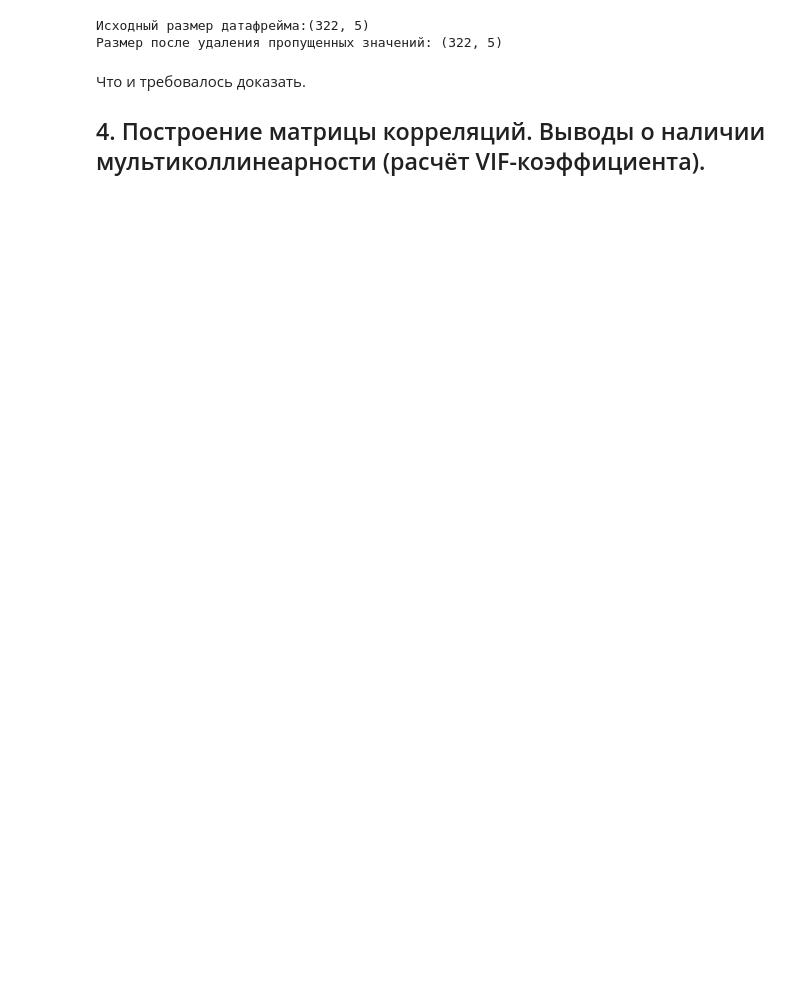
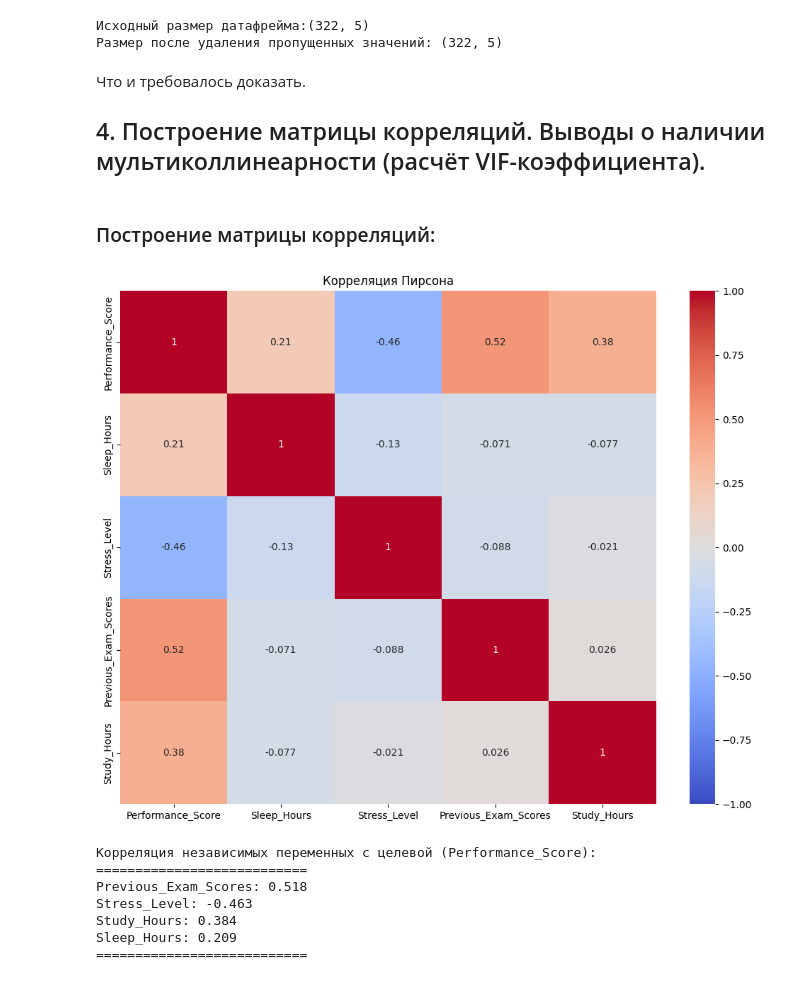
Before and after one commit to rochaldo1/Machine_Learning, a Jupyter notebook: lab_1.ipynb, the cells around one changed output. Cells and saved outputs as stored; diff of their text form; code cells hidden in the pictures; blank space fills up the shorter version.

```diff
--- a/lab_1.ipynb
+++ b/lab_1.ipynb
@@ -221,3 +215,30 @@ print(f'Размер после удаления пропущенных знач
 Что и требовалось доказать.
 
 ## 4. Построение матрицы корреляций. Выводы о наличии мультиколлинеарности (расчёт VIF-коэффициента).
+# %% [markdown]
+### Построение матрицы корреляций:
+# %%
+pearson_corr = df[df.columns.tolist()].corr(method='pearson')
+
+plt.figure(figsize=(10, 8))
+sb.heatmap(pearson_corr, annot=True, cmap='coolwarm', vmin=-1, vmax=1)
+plt.title('Корреляция Пирсона')
+plt.tight_layout()
+plt.show()
+
+print('Корреляция независимых переменных с целевой (Performance_Score):')
+print('===========================')
+perfomance_corr = pearson_corr['Performance_Score'].sort_values(key=abs, ascending=False)
+for feat, corr_value in perfomance_corr.items():
+    if feat != 'Performance_Score':
+        print(f'{feat}: {corr_value:.3f}')
+print('===========================')
+# %% [output]
+[figure, added]
+Корреляция независимых переменных с целевой (Performance_Score):
+===========================
+Previous_Exam_Scores: 0.518
+Stress_Level: -0.463
+Study_Hours: 0.384
+Sleep_Hours: 0.209
+===========================
```
Also changed, not shown: parts of 6 cells of this notebook.
